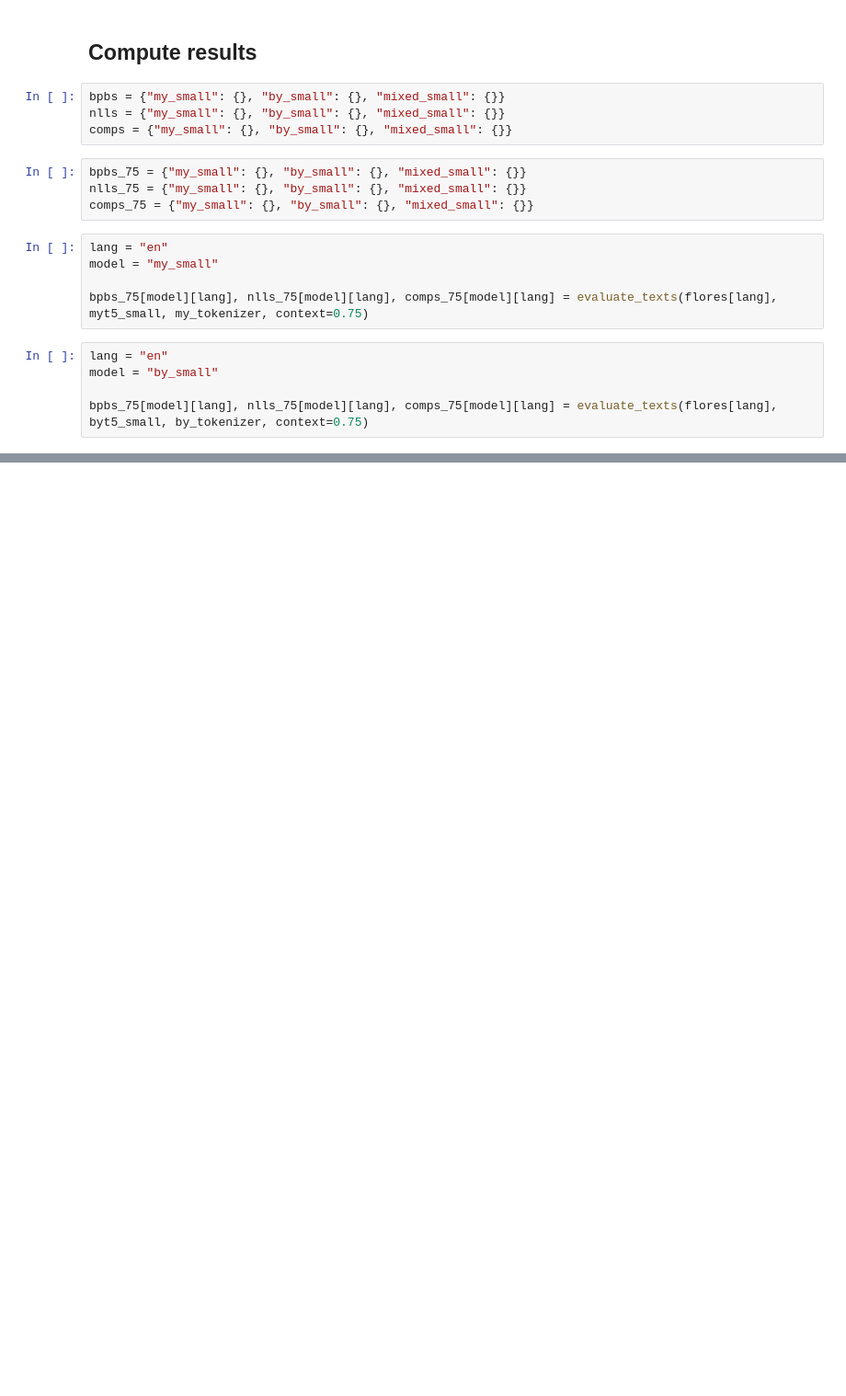
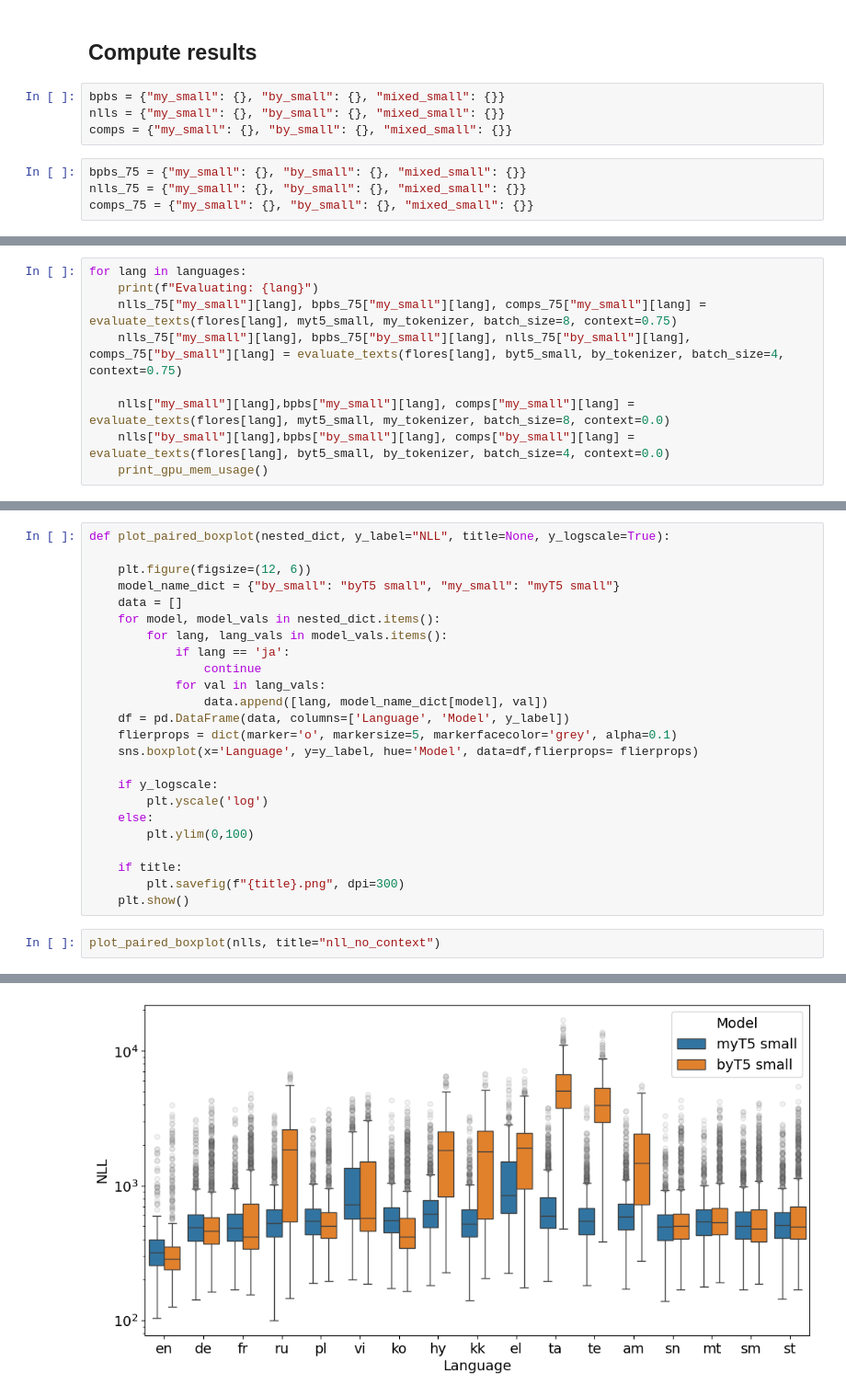
Before and after one commit to tomlimi/MYTE, a Jupyter notebook: flores_modeling_results.ipynb, the cells around one changed output, grey strips where cells are left out. Shown at 92% size. Cells and saved outputs as stored; diff of their text form; blank space fills up the shorter version.

Commit message:
results of langugage modeling for morphological byte model

```diff
--- a/flores_modeling_results.ipynb
+++ b/flores_modeling_results.ipynb
@@ -204,13 +218,3 @@ comps = {"my_small": {}, "by_small": {}, "mixed_small": {}}
 bpbs_75 = {"my_small": {}, "by_small": {}, "mixed_small": {}}
 nlls_75 = {"my_small": {}, "by_small": {}, "mixed_small": {}}
 comps_75 = {"my_small": {}, "by_small": {}, "mixed_small": {}}
-# %%
-lang = "en"
-model = "my_small"
-
-bpbs_75[model][lang], nlls_75[model][lang], comps_75[model][lang] = evaluate_texts(flores[lang], myt5_small, my_tokenizer, context=0.75)
-# %%
-lang = "en"
-model = "by_small"
-
-bpbs_75[model][lang], nlls_75[model][lang], comps_75[model][lang] = evaluate_texts(flores[lang], byt5_small, by_tokenizer, context=0.75)
@@ -222,0 +221,9 @@ np.mean(nlls_75["by_small"]["en"])
+# %%
+for lang in languages:
+    print(f"Evaluating: {lang}")
+    nlls_75["my_small"][lang], bpbs_75["my_small"][lang], comps_75["my_small"][lang] = evaluate_texts(flores[lang], myt5_small, my_tokenizer, batch_size=8, context=0.75)
+    nlls_75["my_small"][lang], bpbs_75["by_small"][lang], nlls_75["by_small"][lang], comps_75["by_small"][lang] = evaluate_texts(flores[lang], byt5_small, by_tokenizer, batch_size=4, context=0.75)
+
+    nlls["my_small"][lang],bpbs["my_small"][lang], comps["my_small"][lang] = evaluate_texts(flores[lang], myt5_small, my_tokenizer, batch_size=8, context=0.0)
+    nlls["by_small"][lang],bpbs["by_small"][lang], comps["by_small"][lang] = evaluate_texts(flores[lang], byt5_small, by_tokenizer, batch_size=4, context=0.0)
+    print_gpu_mem_usage()
@@ -222,0 +292,27 @@ np.mean(nlls_75["by_small"]["en"])
+# %%
+def plot_paired_boxplot(nested_dict, y_label="NLL", title=None, y_logscale=True):
+
+    plt.figure(figsize=(12, 6))
+    model_name_dict = {"by_small": "byT5 small", "my_small": "myT5 small"}
+    data = []
+    for model, model_vals in nested_dict.items():
+        for lang, lang_vals in model_vals.items():
+            if lang == 'ja':
+                continue
+            for val in lang_vals:
+                data.append([lang, model_name_dict[model], val])
+    df = pd.DataFrame(data, columns=['Language', 'Model', y_label])
+    flierprops = dict(marker='o', markersize=5, markerfacecolor='grey', alpha=0.1)
+    sns.boxplot(x='Language', y=y_label, hue='Model', data=df,flierprops= flierprops)
+
+    if y_logscale:
+        plt.yscale('log')
+    else:
+        plt.ylim(0,100)
+
+    if title:
+        plt.savefig(f"{title}.png", dpi=300)
+    plt.show()
+# %%
+plot_paired_boxplot(nlls, title="nll_no_context")
+# %% [output]
@@ -222,0 +336 @@ np.mean(nlls_75["by_small"]["en"])
+[figure, added]
```
Also changed, not shown: parts of 31 cells of this notebook.
